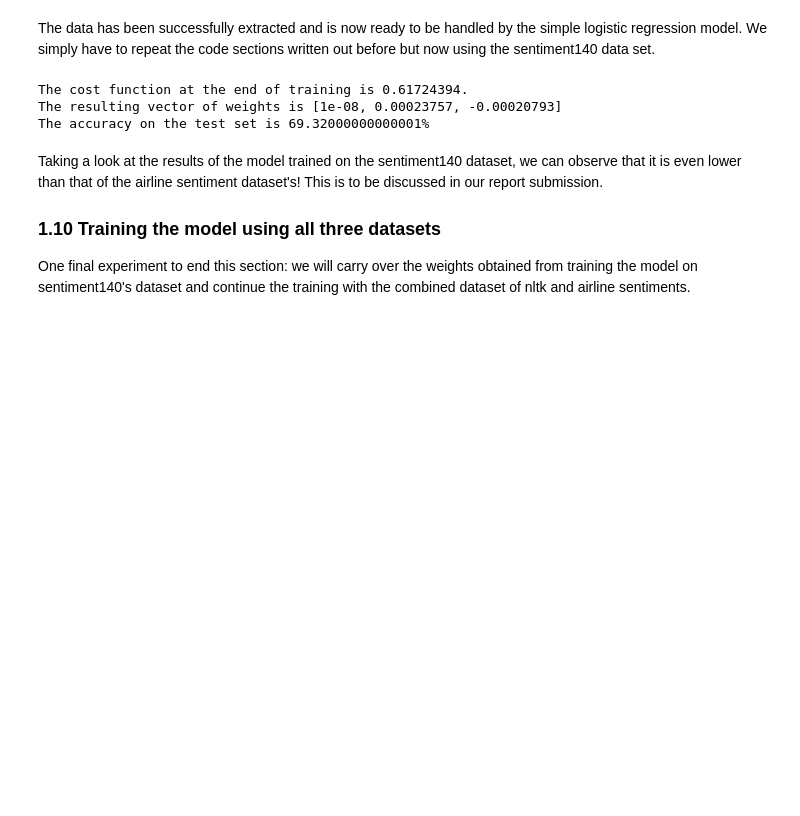
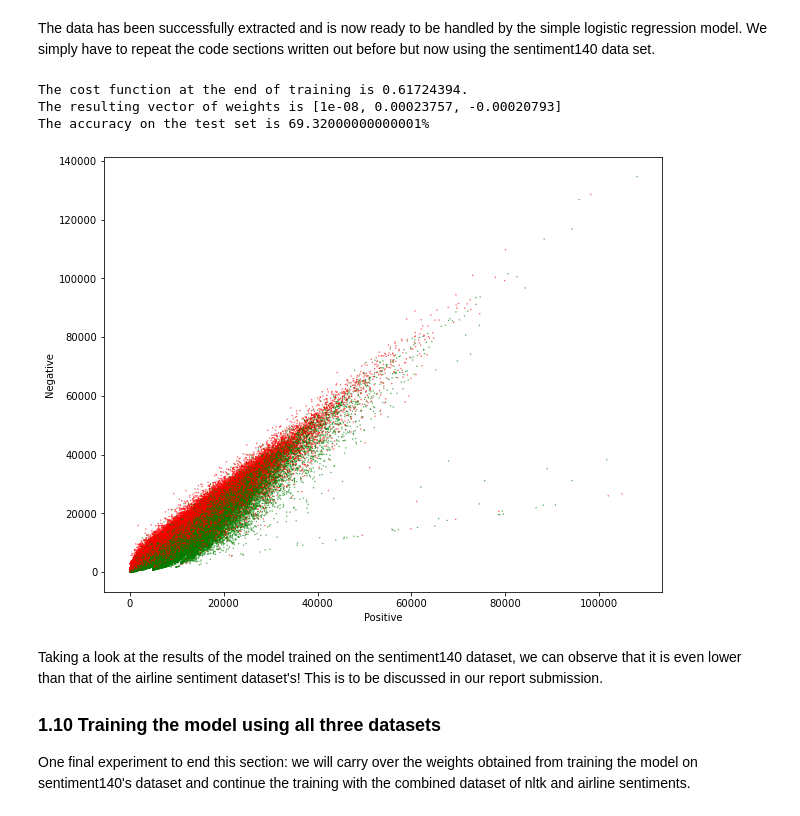
Before and after one commit to lamricky98/comp-432-project, a Jupyter notebook: logistic_regression.ipynb, the cells around one changed output. Saved outputs shown, nothing was run; the diff lists cells and outputs as text; code cells hidden in the pictures; blank space fills up the shorter version.

```diff
--- a/logistic_regression.ipynb
+++ b/logistic_regression.ipynb
@@ -721,28 +768,41 @@ sections written out before but now using the sentiment140 data set.
 # %%
 #Code taken from A. Mashalkar and modified
 sentiment140_freqs = build_freqs(sentiment140_X_train, sentiment140_y_train)
 
 # collect the features 'x' and stack them into a matrix 'X'
 sentiment140_X_gd = np.zeros((len(sentiment140_X_train), 3))
 for i in range(len(sentiment140_X_train)):
     sentiment140_X_gd[i, :] = extract_features(sentiment140_X_train[i], sentiment140_freqs)
 
 # training labels corresponding to X
 sentiment140_Y_gd = sentiment140_y_train
 
 # Apply gradient descent to extract the weight vector w
 sentiment140_J, sentiment140_w = gradient_descent(sentiment140_X_gd, sentiment140_Y_gd, np.zeros((3, 1)), 1e-9, 1500)
 print(f"The cost function at the end of training is {sentiment140_J:.8f}.")
 print(f"The resulting vector of weights is {[round(t, 8) for t in np.squeeze(sentiment140_w)]}")
 
+
+#Code taken from PIYUSH AGNIHOTRI at Kaggle
+# Plot the samples using columns 1 and 2 of the matrix
+fig, ax = plt.subplots(figsize = (10, 8))
+
+colors = ['red', 'green']
+
+# Color based on the sentiment Y
+ax.scatter(sentiment140_X_gd[:,1], sentiment140_X_gd[:,2], c=[colors[int(k)] for k in sentiment140_Y_gd], s = 0.1)  # Plot a dot for each pair of words
+plt.xlabel("Positive")
+plt.ylabel("Negative")
+
 sentiment140_acc = test_logistic_regression(sentiment140_X_test, sentiment140_y_test, sentiment140_freqs,
                                             sentiment140_w)
 
 print("The accuracy on the test set is {}%".format(sentiment140_acc * 100))
 # %% [output]
 The cost function at the end of training is 0.61724394.
 The resulting vector of weights is [1e-08, 0.00023757, -0.00020793]
 The accuracy on the test set is 69.32000000000001%
+[figure, added]
 # %% [markdown]
 Taking a look at the results of the model trained on the sentiment140 dataset,
 we can observe that it is even lower than that of the airline sentiment
```
Also changed, not shown: parts of 12 cells of this notebook.
